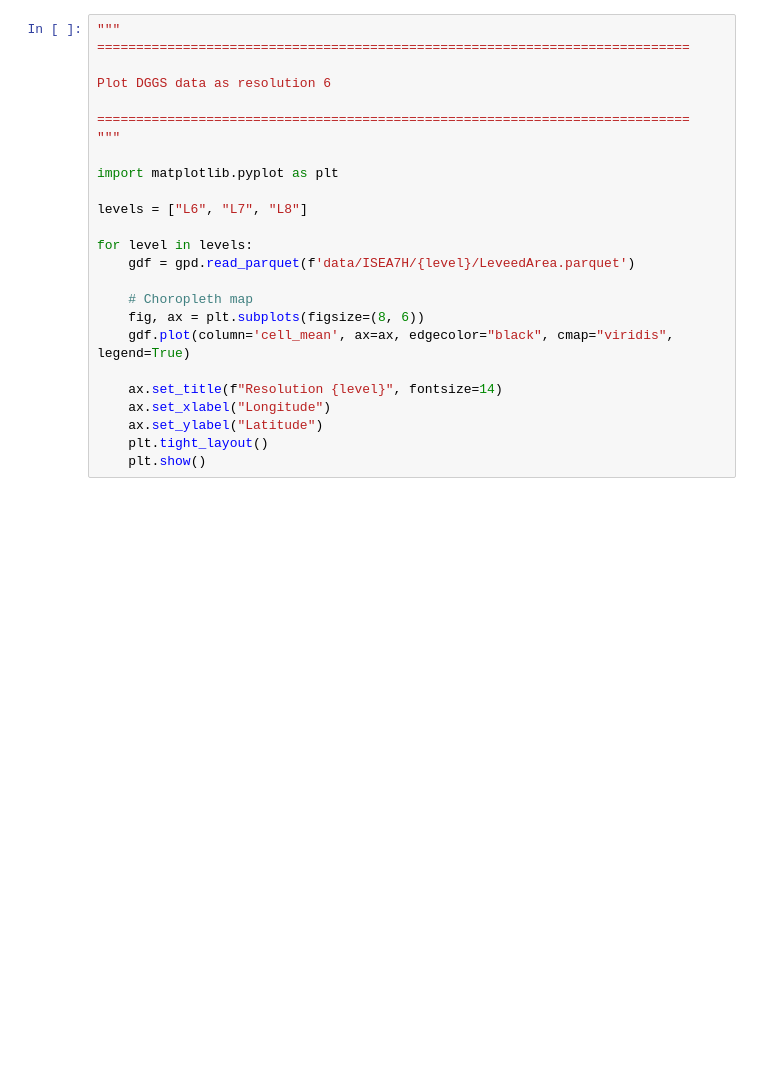
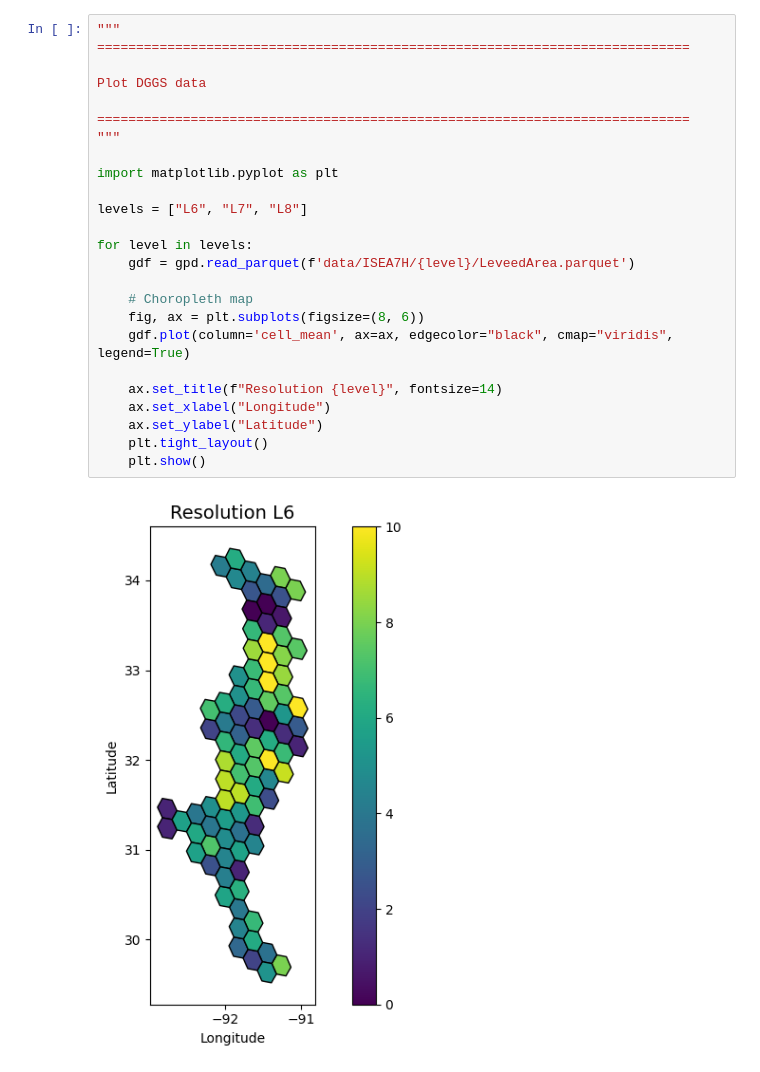
Before and after one commit to terraframe/geoprism-llm, a Jupyter notebook: jupyter/workshop/dggs/workshop-openrouter.ipynb, the cells around one changed output. Cells and saved outputs as stored; diff of their text form; blank space fills up the shorter version.

```diff
--- a/jupyter/workshop/dggs/workshop-openrouter.ipynb
+++ b/jupyter/workshop/dggs/workshop-openrouter.ipynb
@@ -437,25 +452,27 @@ for dggrs_operations in dggs_bar:
 # %%
 """
 ============================================================================
 
-Plot DGGS data as resolution 6
+Plot DGGS data
 
 ============================================================================
 """
 
 import matplotlib.pyplot as plt
 
 levels = ["L6", "L7", "L8"]
 
 for level in levels:
     gdf = gpd.read_parquet(f'data/ISEA7H/{level}/LeveedArea.parquet')
 
     # Choropleth map
     fig, ax = plt.subplots(figsize=(8, 6))
     gdf.plot(column='cell_mean', ax=ax, edgecolor="black", cmap="viridis", legend=True)
 
     ax.set_title(f"Resolution {level}", fontsize=14)
     ax.set_xlabel("Longitude")
     ax.set_ylabel("Latitude")
     plt.tight_layout()
     plt.show()
+# %% [output]
+[figure, added]
```
Also changed, not shown: parts of 14 cells of this notebook, 2 other files.
